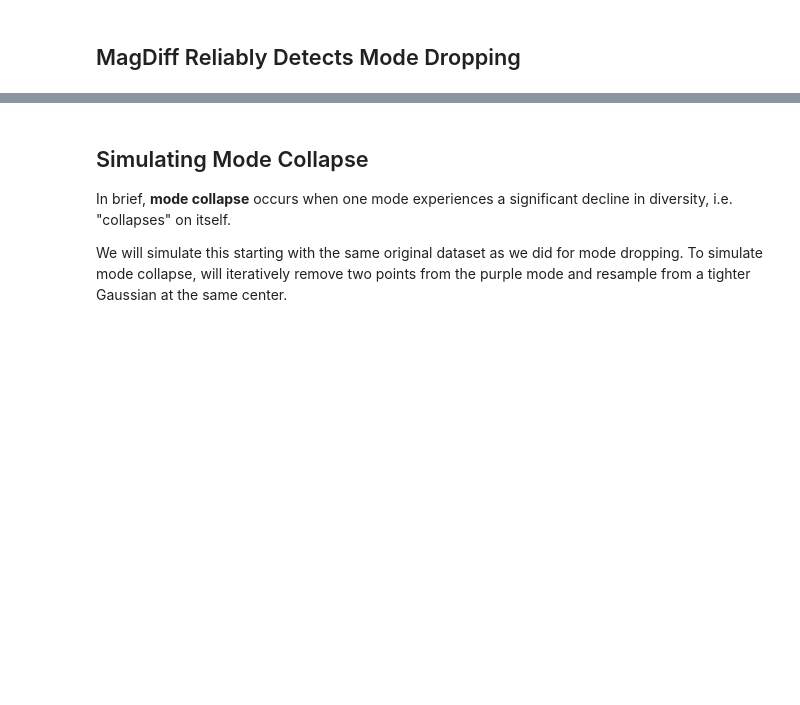
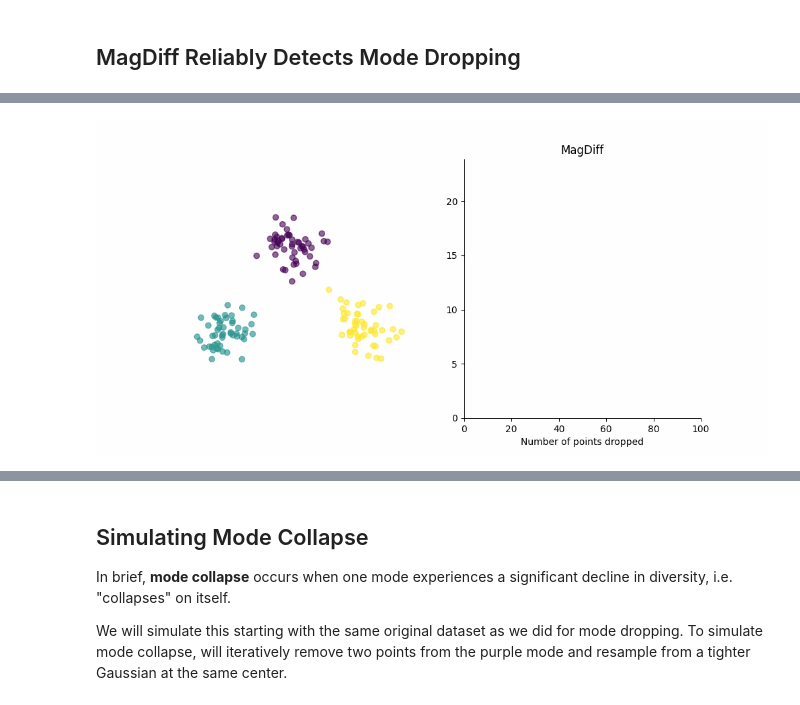
Before and after one commit to aidos-lab/magnipy, a Jupyter notebook: notebooks/mode_dropping.ipynb, the cells around one changed output, grey strips where cells are left out. Saved outputs shown, nothing was run; the diff lists cells and outputs as text; code cells hidden in the pictures; blank space fills up the shorter version.

```diff
--- a/notebooks/mode_dropping.ipynb
+++ b/notebooks/mode_dropping.ipynb
@@ -147,0 +138,6 @@ $$\text{MagDiff} = \frac{1}{\text{MagArea}(X_{\text{ref}})} \int_{0}^{t_{\text{r
+# %%
+# MagDiff
+
+Image(filename="./assets/mode_dropping/magdiff.gif")
+# %% [output]
+[figure, added]
```
Also changed, not shown: parts of 22 cells of this notebook.
